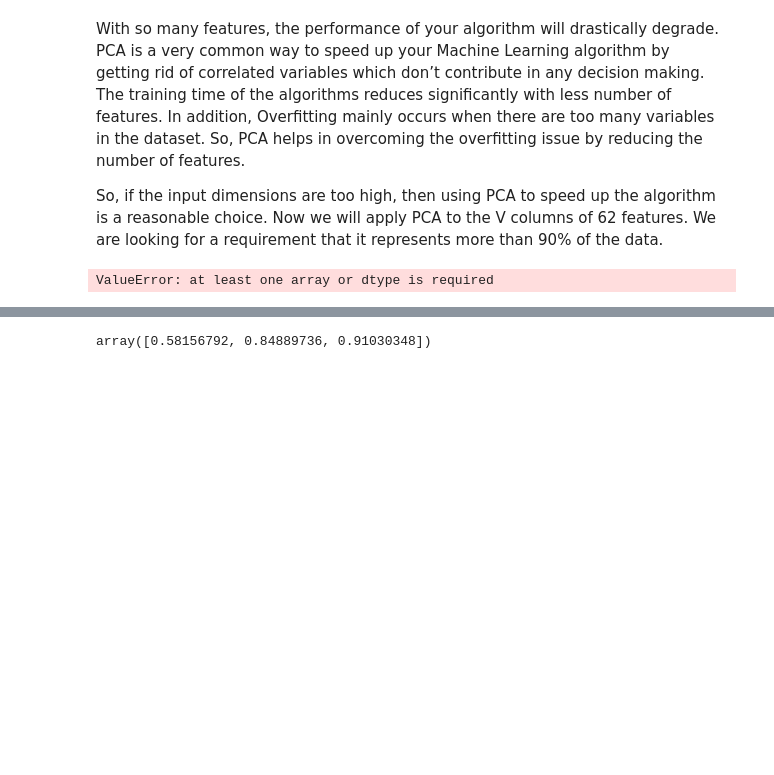
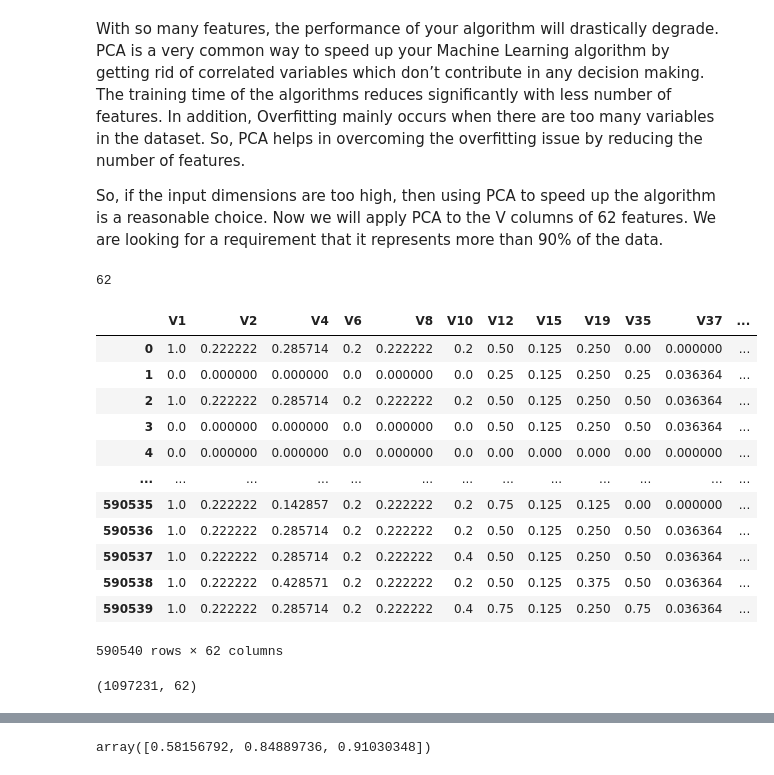
Before and after one commit to xiaoye-hua/MachineLearning_DataScience, a Jupyter notebook: notebooks/fraud-detection-lightgbm-xgboost.ipynb, the cells around one changed output, grey strips where cells are left out. Cells and saved outputs as stored; diff of their text form; code cells hidden in the pictures; blank space fills up the shorter version.

```diff
--- a/notebooks/fraud-detection-lightgbm-xgboost.ipynb
+++ b/notebooks/fraud-detection-lightgbm-xgboost.ipynb
@@ -1327,6 +1329,25 @@ In addition, Overfitting mainly occurs when there are too many variables in the
 So, if the input dimensions are too high, then using PCA to speed up the algorithm is a reasonable choice. Now we will apply PCA to the V columns of 62 features. We are looking for a requirement that it represents more than 90% of the data.
 # %%
 V_columns = [col for col in train.columns if re.search('^V\d*', col)]
+len(V_columns)
+# %% [output]
+62
+# %%
+train[V_columns]
+# %% [output]
+|  | V1 | V2 | V4 | V6 | V8 | V10 | V12 | V15 | V19 | V35 | V37 | ... |
+| 0 | 1.0 | 0.222222 | 0.285714 | 0.2 | 0.222222 | 0.2 | 0.50 | 0.125 | 0.250 | 0.00 | 0.000000 | ... |
+| 1 | 0.0 | 0.000000 | 0.000000 | 0.0 | 0.000000 | 0.0 | 0.25 | 0.125 | 0.250 | 0.25 | 0.036364 | ... |
+| 2 | 1.0 | 0.222222 | 0.285714 | 0.2 | 0.222222 | 0.2 | 0.50 | 0.125 | 0.250 | 0.50 | 0.036364 | ... |
+| 3 | 0.0 | 0.000000 | 0.000000 | 0.0 | 0.000000 | 0.0 | 0.50 | 0.125 | 0.250 | 0.50 | 0.036364 | ... |
+| 4 | 0.0 | 0.000000 | 0.000000 | 0.0 | 0.000000 | 0.0 | 0.00 | 0.000 | 0.000 | 0.00 | 0.000000 | ... |
+| ... | ... | ... | ... | ... | ... | ... | ... | ... | ... | ... | ... | ... |
+| 590535 | 1.0 | 0.222222 | 0.142857 | 0.2 | 0.222222 | 0.2 | 0.75 | 0.125 | 0.125 | 0.00 | 0.000000 | ... |
+| 590536 | 1.0 | 0.222222 | 0.285714 | 0.2 | 0.222222 | 0.2 | 0.50 | 0.125 | 0.250 | 0.50 | 0.036364 | ... |
+| 590537 | 1.0 | 0.222222 | 0.285714 | 0.2 | 0.222222 | 0.4 | 0.50 | 0.125 | 0.250 | 0.50 | 0.036364 | ... |
+| 590538 | 1.0 | 0.222222 | 0.428571 | 0.2 | 0.222222 | 0.2 | 0.50 | 0.125 | 0.375 | 0.50 | 0.036364 | ... |
+| 590539 | 1.0 | 0.222222 | 0.285714 | 0.2 | 0.222222 | 0.4 | 0.75 | 0.125 | 0.250 | 0.75 | 0.036364 | ... |
+590540 rows × 62 columns
 # %%
 V_columns = [col for col in train.columns if re.search('^V\d*', col)]
 train[V_columns] = train[V_columns].fillna(-1)
@@ -1336,5 +1357,13 @@ sc_V = MinMaxScaler()
 sc_V.fit(train[V_columns])
 train[V_columns] = sc_V.transform(train[V_columns])
 test[V_columns] = sc_V.transform(test[V_columns])
+df = pd.concat([train, test], ignore_index=True, sort=False)
+
+plt.figure(figsize=(25,6))
+pca = PCA().fit(df[V_columns])
+plt.plot(range(1,63),np.cumsum(pca.explained_variance_ratio_), "bo-")
+plt.xlabel("Component Count")
+plt.ylabel("Variance Ratio")
+plt.xticks(range(1,df[columns].shape[1]+1))
+plt.grid()
+plt.show()
-# %% [output]
-ValueError: at least one array or dtype is required
@@ -1351,0 +1370,4 @@ ValueError: at least one array or dtype is required
+# %%
+df[V_columns].shape
+# %% [output]
+(1097231, 62)
```
Also changed, not shown: parts of 15 cells of this notebook, 15 other files.
